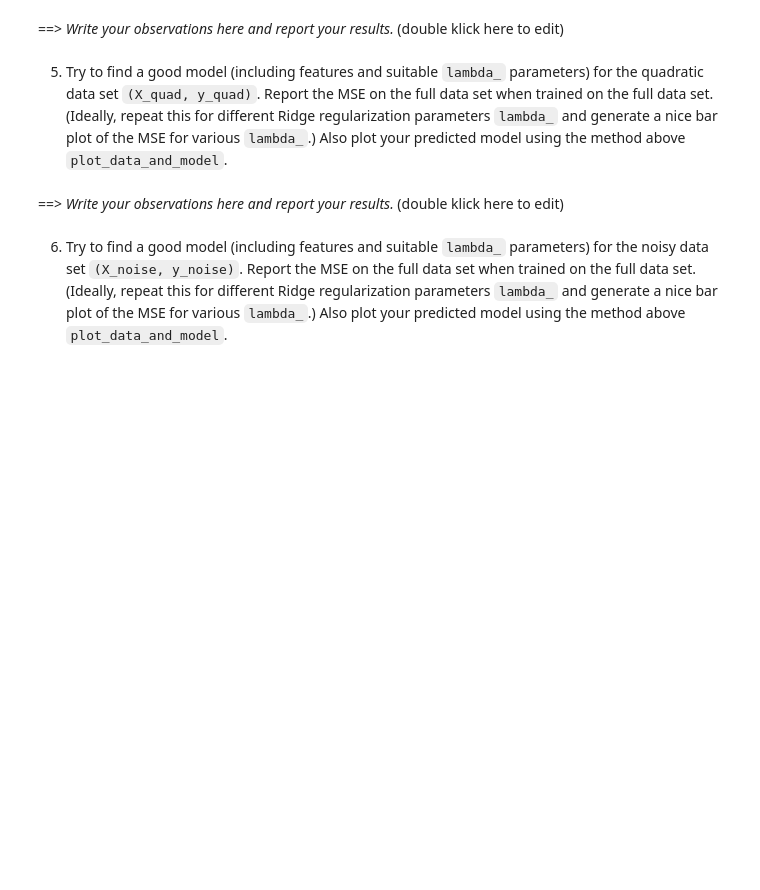
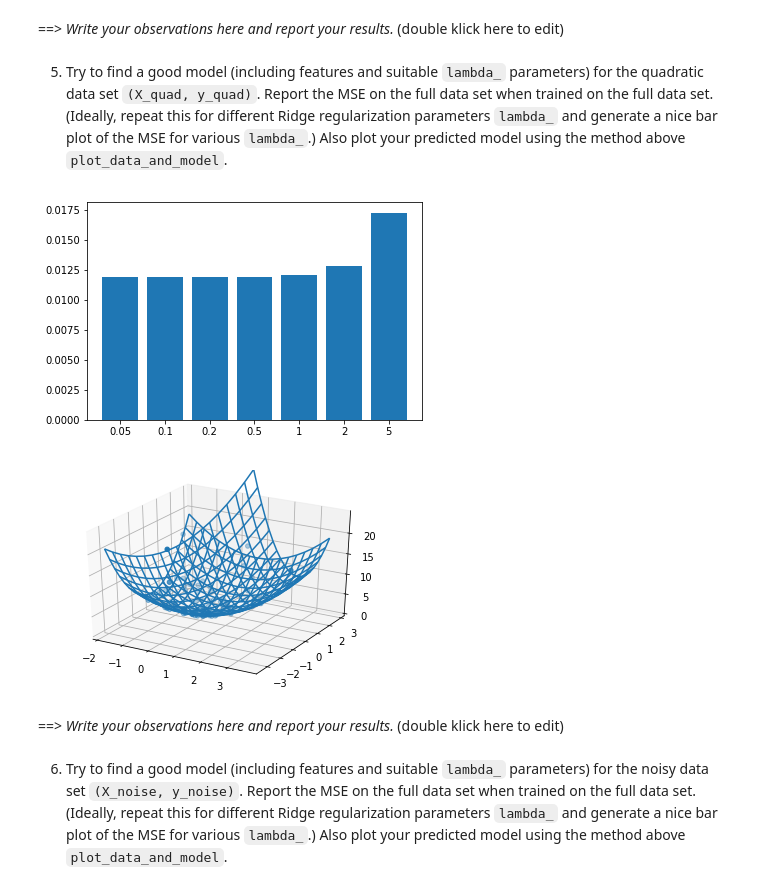
Before and after one commit to Alex25i/ML-Group, a Jupyter notebook: ex03-Linear_Regression/assignment3.ipynb, the cells around one changed output. Drawn from its saved outputs; the diff is of its cells as text; code cells hidden in the pictures; blank space fills up the shorter version.

Commit message:
task 1 almost finished, TODO: write down observations and find better parameters

```diff
--- a/ex03-Linear_Regression/assignment3.ipynb
+++ b/ex03-Linear_Regression/assignment3.ipynb
@@ -37,13 +37,15 @@ def make_features(X, ftype='lin'):
         Phi[:, 1:] = X
 
     elif ftype == 'quad':  # Quadratic feature transformation
-        # Implement for task 1.1.
-        #TODO: This is not correct yet
-        Phi = np.empty((n, 1+d + (d*(d+1))/2))
+
+        Phi = np.empty((n, 1+d +(d*(d+1))/2))
         Phi[:, 0] = 1
-        Phi[:, 1:d] = X
-        for i in range(1,d):
-            Phi[:, i*d:i*d + d] = X[:, i] * X[:, i:]
+        Phi[:, 1:d+1] = X
+        index = d+1
+        for i in range(0,d):
+            for j in range(i,d):
+                Phi[:, index + (j-i)] = X[:, i] * X[:, j]
+            index += d-i
 
 
 
@@ -167,3 +167,21 @@ plot_data_and_model(regression_lin, X_lin, y_lin)
+# %%
+# Implement your model tests here using the quadratic data set
+mse = []
+for lmbda in [0.05, 0.1, 0.2, 0.5, 1, 2 , 5]:
+    regression_quad = RidgeRegression(lmbda, ftype='quad')
+    mse.append(train_evaluate(regression_quad, X_quad, y_quad))
+
+fig = plt.figure()
+lmbda = ["0.05", "0.1", "0.2", "0.5", "1", "2", "5"]
+x_pos = [i for i, _ in enumerate(lmbda)]
+plt.bar(x_pos, mse)
+plt.xticks(x_pos, lmbda)
+plt.show()
+
+plot_data_and_model(regression_quad, X_quad, y_quad)
+# %% [output]
+[figure, added]
+[figure, added]
 # %% [markdown]
 ==> *Write your observations here and report your results.* (double klick here to edit)
 # %% [markdown]
```
Also changed, not shown: parts of 5 cells of this notebook.
